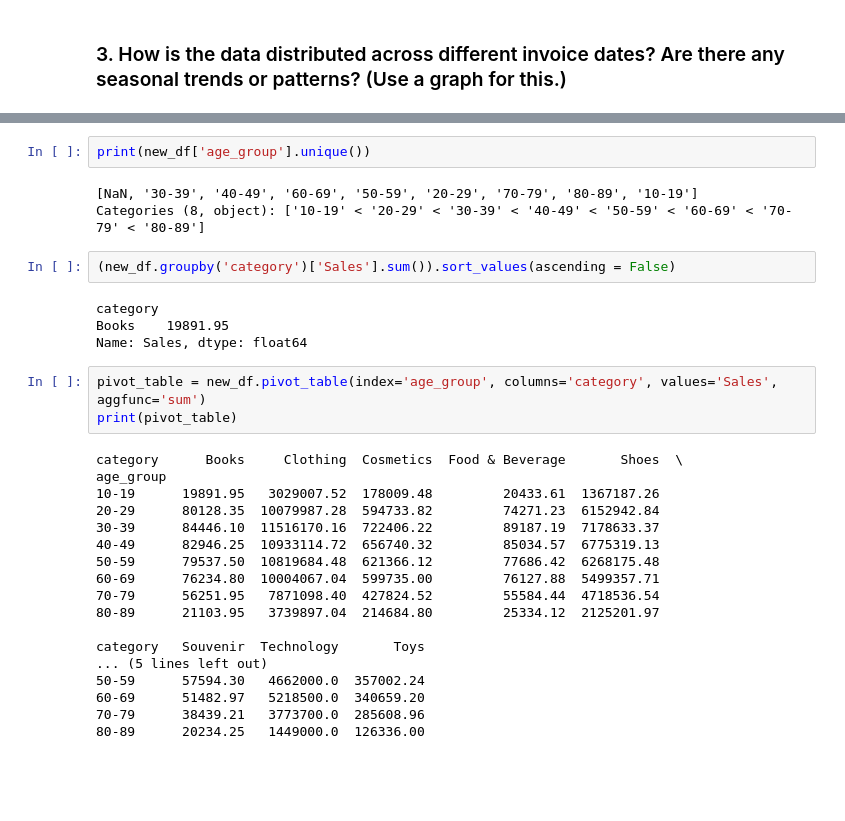
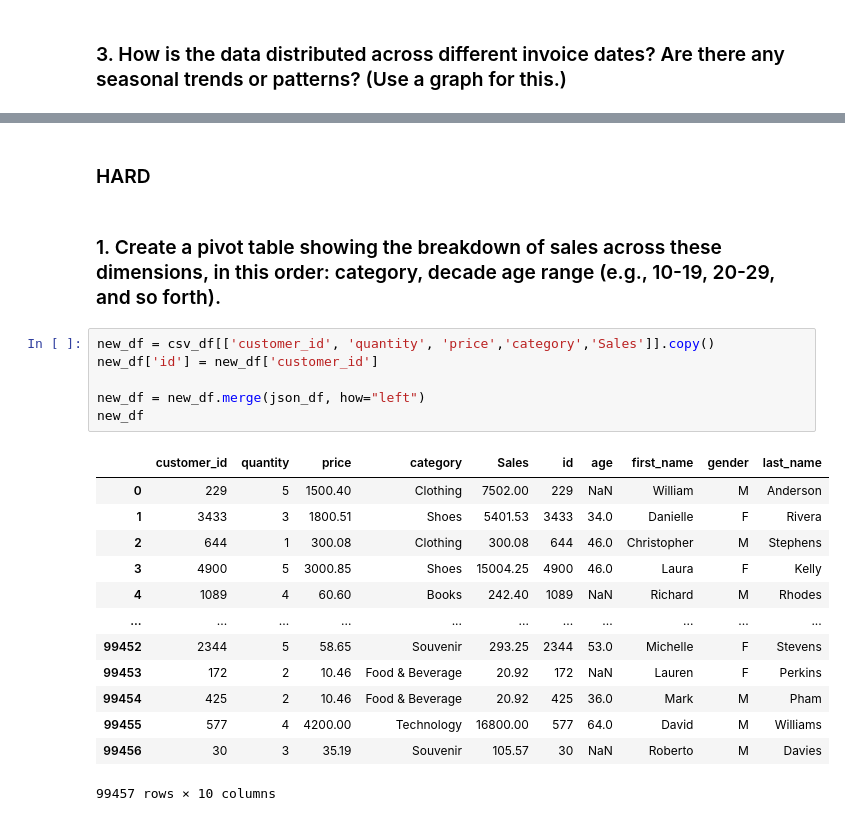
Before and after one commit to RonnSia/RonnsRepositoryFile, a Jupyter notebook: sales-data.ipynb, the cells around one changed output, grey strips where cells are left out. Drawn from its saved outputs; the diff is of its cells as text; blank space fills up the shorter version.

```diff
--- a/sales-data.ipynb
+++ b/sales-data.ipynb
@@ -357,32 +232,24 @@ print(new_df)
-# %%
-print(new_df['age_group'].unique())
-# %% [output]
-[NaN, '30-39', '40-49', '60-69', '50-59', '20-29', '70-79', '80-89', '10-19']
-Categories (8, object): ['10-19' < '20-29' < '30-39' < '40-49' < '50-59' < '60-69' < '70-79' < '80-89']
-# %%
-(new_df.groupby('category')['Sales'].sum()).sort_values(ascending = False)
-# %% [output]
-category
-Books    19891.95
-Name: Sales, dtype: float64
-# %%
-pivot_table = new_df.pivot_table(index='age_group', columns='category', values='Sales', aggfunc='sum')
-print(pivot_table)
-# %% [output]
-category      Books     Clothing  Cosmetics  Food & Beverage       Shoes  \
-age_group
-10-19      19891.95   3029007.52  178009.48         20433.61  1367187.26
-20-29      80128.35  10079987.28  594733.82         74271.23  6152942.84
-30-39      84446.10  11516170.16  722406.22         89187.19  7178633.37
-40-49      82946.25  10933114.72  656740.32         85034.57  6775319.13
-50-59      79537.50  10819684.48  621366.12         77686.42  6268175.48
-60-69      76234.80  10004067.04  599735.00         76127.88  5499357.71
-70-79      56251.95   7871098.40  427824.52         55584.44  4718536.54
-80-89      21103.95   3739897.04  214684.80         25334.12  2125201.97
-
-category   Souvenir  Technology       Toys
-... (5 lines left out)
-50-59      57594.30   4662000.0  357002.24
-60-69      51482.97   5218500.0  340659.20
-70-79      38439.21   3773700.0  285608.96
-80-89      20234.25   1449000.0  126336.00
+# %% [markdown]
+### HARD
+# %% [markdown]
+### 1. Create a pivot table showing the breakdown of sales across these dimensions, in this order: category, decade age range (e.g., 10-19, 20-29, and so forth).
+# %%
+new_df = csv_df[['customer_id', 'quantity', 'price','category','Sales']].copy()
+new_df['id'] = new_df['customer_id']
+
+new_df = new_df.merge(json_df, how="left")
+new_df
+# %% [output]
+|  | customer_id | quantity | price | category | Sales | id | age | first_name | gender | last_name |
+| 0 | 229 | 5 | 1500.40 | Clothing | 7502.00 | 229 | NaN | William | M | Anderson |
+| 1 | 3433 | 3 | 1800.51 | Shoes | 5401.53 | 3433 | 34.0 | Danielle | F | Rivera |
+| 2 | 644 | 1 | 300.08 | Clothing | 300.08 | 644 | 46.0 | Christopher | M | Stephens |
+| 3 | 4900 | 5 | 3000.85 | Shoes | 15004.25 | 4900 | 46.0 | Laura | F | Kelly |
+| 4 | 1089 | 4 | 60.60 | Books | 242.40 | 1089 | NaN | Richard | M | Rhodes |
+| ... | ... | ... | ... | ... | ... | ... | ... | ... | ... | ... |
+| 99452 | 2344 | 5 | 58.65 | Souvenir | 293.25 | 2344 | 53.0 | Michelle | F | Stevens |
+| 99453 | 172 | 2 | 10.46 | Food & Beverage | 20.92 | 172 | NaN | Lauren | F | Perkins |
+| 99454 | 425 | 2 | 10.46 | Food & Beverage | 20.92 | 425 | 36.0 | Mark | M | Pham |
+| 99455 | 577 | 4 | 4200.00 | Technology | 16800.00 | 577 | 64.0 | David | M | Williams |
+| 99456 | 30 | 3 | 35.19 | Souvenir | 105.57 | 30 | NaN | Roberto | M | Davies |
+99457 rows × 10 columns
```
Also changed, not shown: parts of 16 cells of this notebook.
